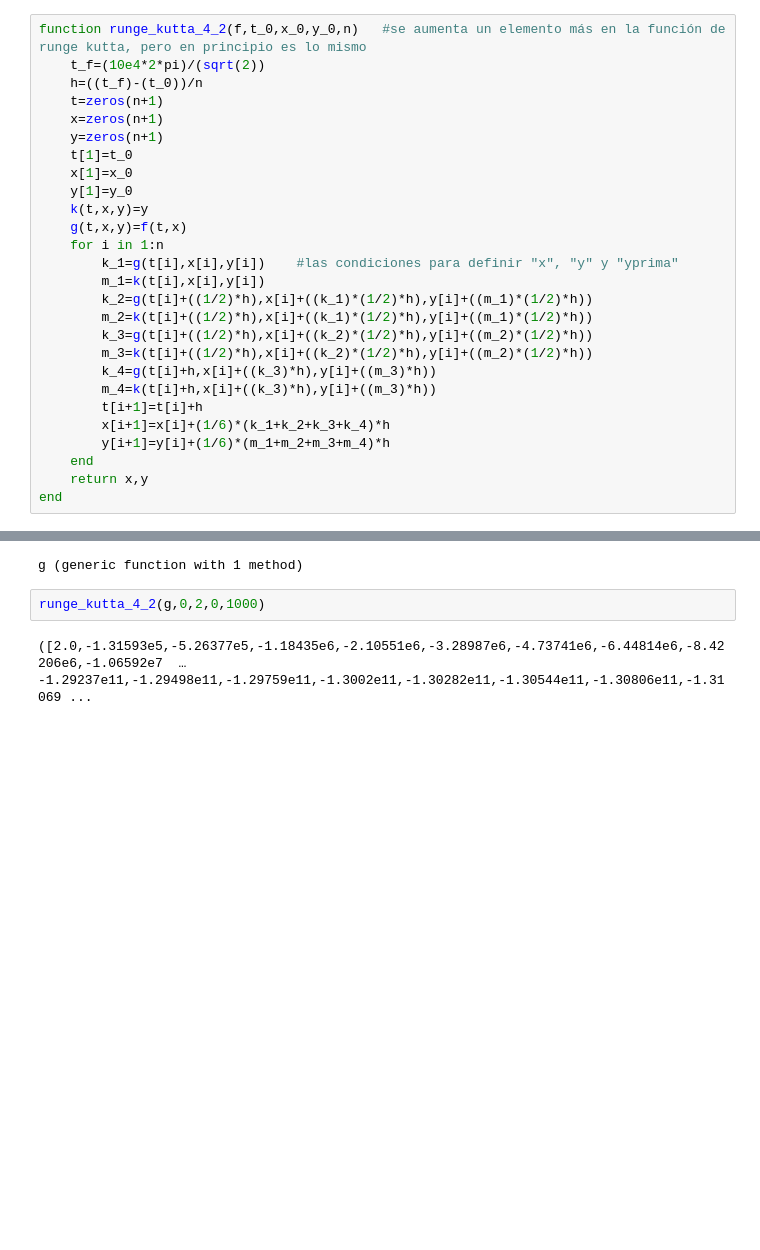
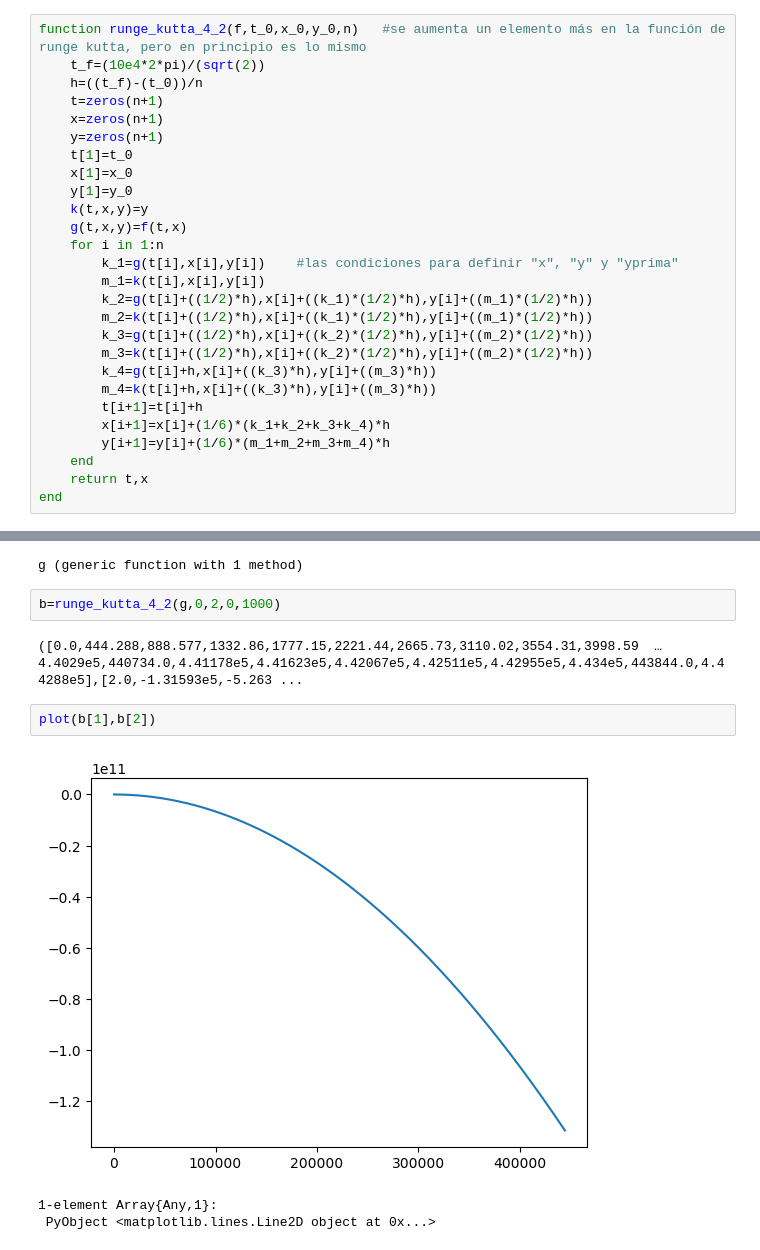
Before and after one commit to lbenet/2017-2_TSFisComputacional-1, a Jupyter notebook: tareas/Carlos/Tarea6.ipynb, the cells around one changed output, grey strips where cells are left out. Saved outputs shown, nothing was run; the diff lists cells and outputs as text; blank space fills up the shorter version.

```diff
--- a/tareas/Carlos/Tarea6.ipynb
+++ b/tareas/Carlos/Tarea6.ipynb
@@ -106,7 +106,7 @@ function runge_kutta_4_2(f,t_0,x_0,y_0,n)   #se aumenta un elemento más en la f
         x[i+1]=x[i]+(1/6)*(k_1+k_2+k_3+k_4)*h
         y[i+1]=y[i]+(1/6)*(m_1+m_2+m_3+m_4)*h
     end
-    return x,y
+    return t,x
 end
 # %% [output]
 runge_kutta_4_2 (generic function with 1 method)
@@ -115,6 +115,12 @@ g(x,t)=-2x
 # %% [output]
 g (generic function with 1 method)
 # %%
-runge_kutta_4_2(g,0,2,0,1000)
+b=runge_kutta_4_2(g,0,2,0,1000)
 # %% [output]
-([2.0,-1.31593e5,-5.26377e5,-1.18435e6,-2.10551e6,-3.28987e6,-4.73741e6,-6.44814e6,-8.42206e6,-1.06592e7  …  -1.29237e11,-1.29498e11,-1.29759e11,-1.3002e11,-1.30282e11,-1.30544e11,-1.30806e11,-1.31069 ...
+([0.0,444.288,888.577,1332.86,1777.15,2221.44,2665.73,3110.02,3554.31,3998.59  …  4.4029e5,440734.0,4.41178e5,4.41623e5,4.42067e5,4.42511e5,4.42955e5,4.434e5,443844.0,4.44288e5],[2.0,-1.31593e5,-5.263 ...
+# %%
+plot(b[1],b[2])
+# %% [output]
+[figure, added]
+1-element Array{Any,1}:
+ PyObject <matplotlib.lines.Line2D object at 0x...>
```
